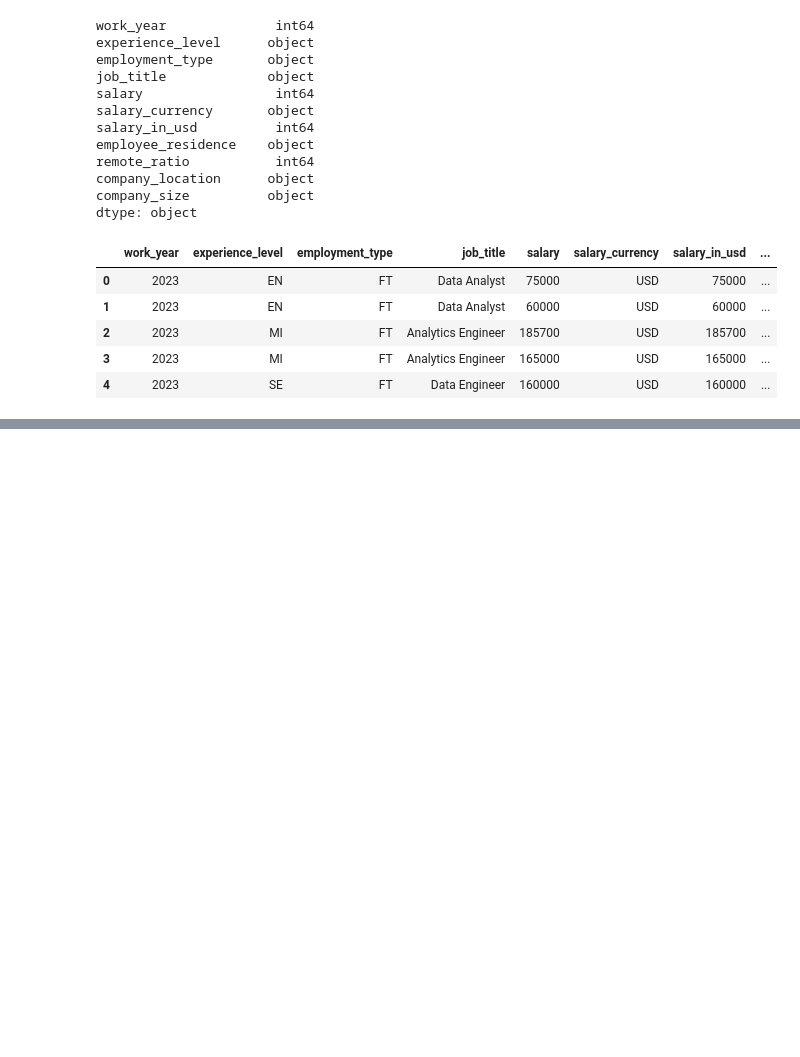
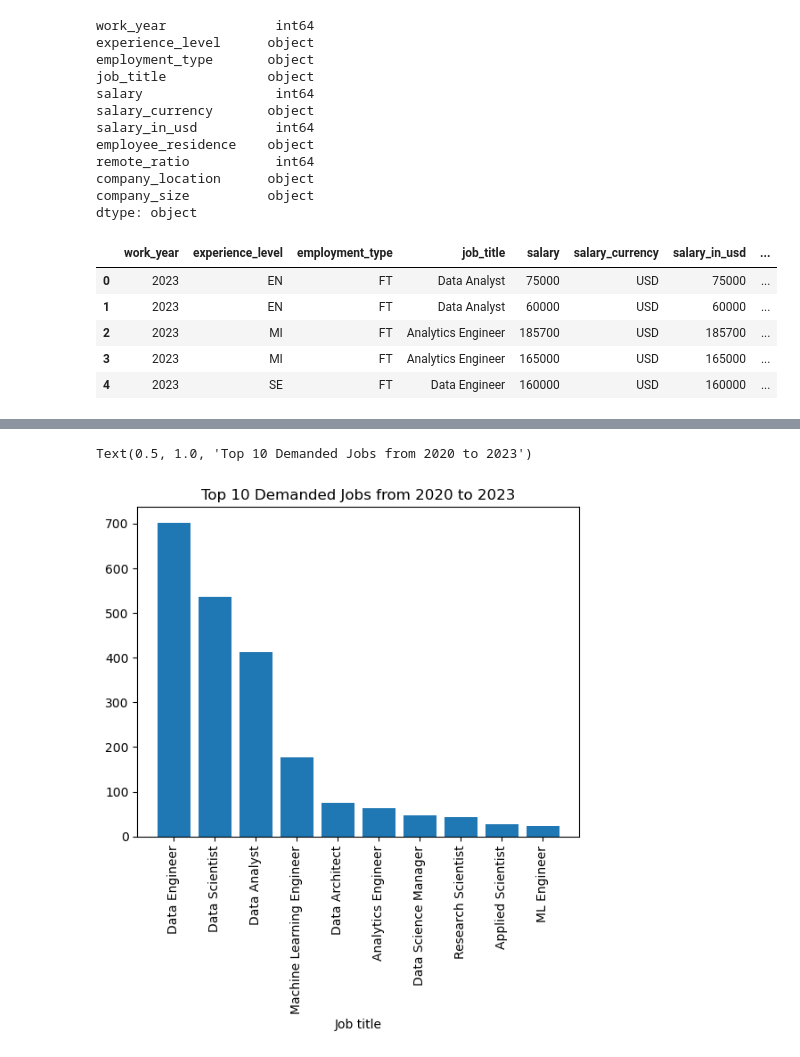
Before and after one commit to ed2131/Project_1, a Jupyter notebook: Project 1.ipynb, the cells around one changed output, grey strips where cells are left out. Drawn from its saved outputs; the diff is of its cells as text; code cells hidden in the pictures; blank space fills up the shorter version.

```diff
--- a/Project 1.ipynb
+++ b/Project 1.ipynb
@@ -61,0 +146,9 @@ us_df.head()
+# %%
+# demand (Top 10) via bar chart
+plt.bar(top_job_df.index, top_job_df["job_title"])
+plt.xticks(top_job_df.index, rotation=90)
+plt.xlabel("Job title")
+plt.title("Top 10 Demanded Jobs from 2020 to 2023")
+# %% [output]
+Text(0.5, 1.0, 'Top 10 Demanded Jobs from 2020 to 2023')
+[figure, added]
```
Also changed, not shown: parts of 20 cells of this notebook, 2 other files.
